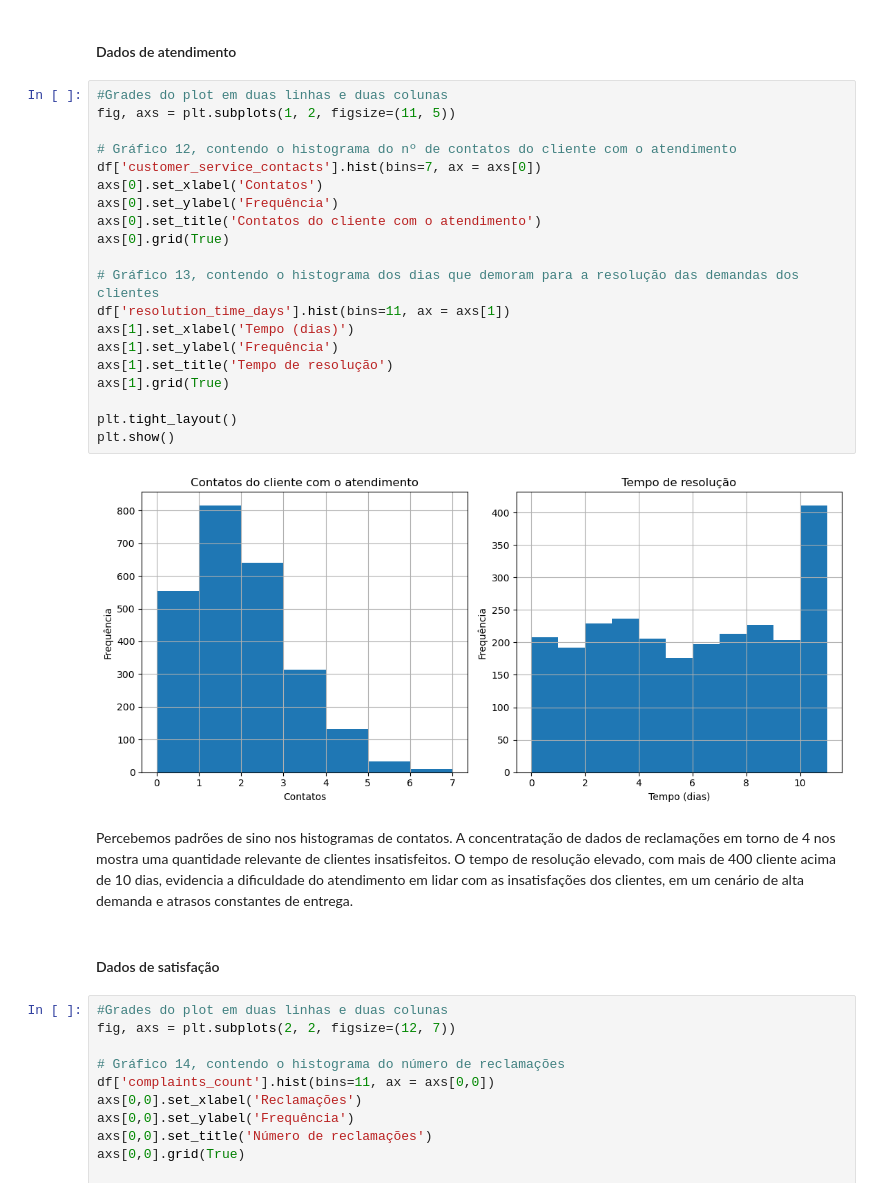
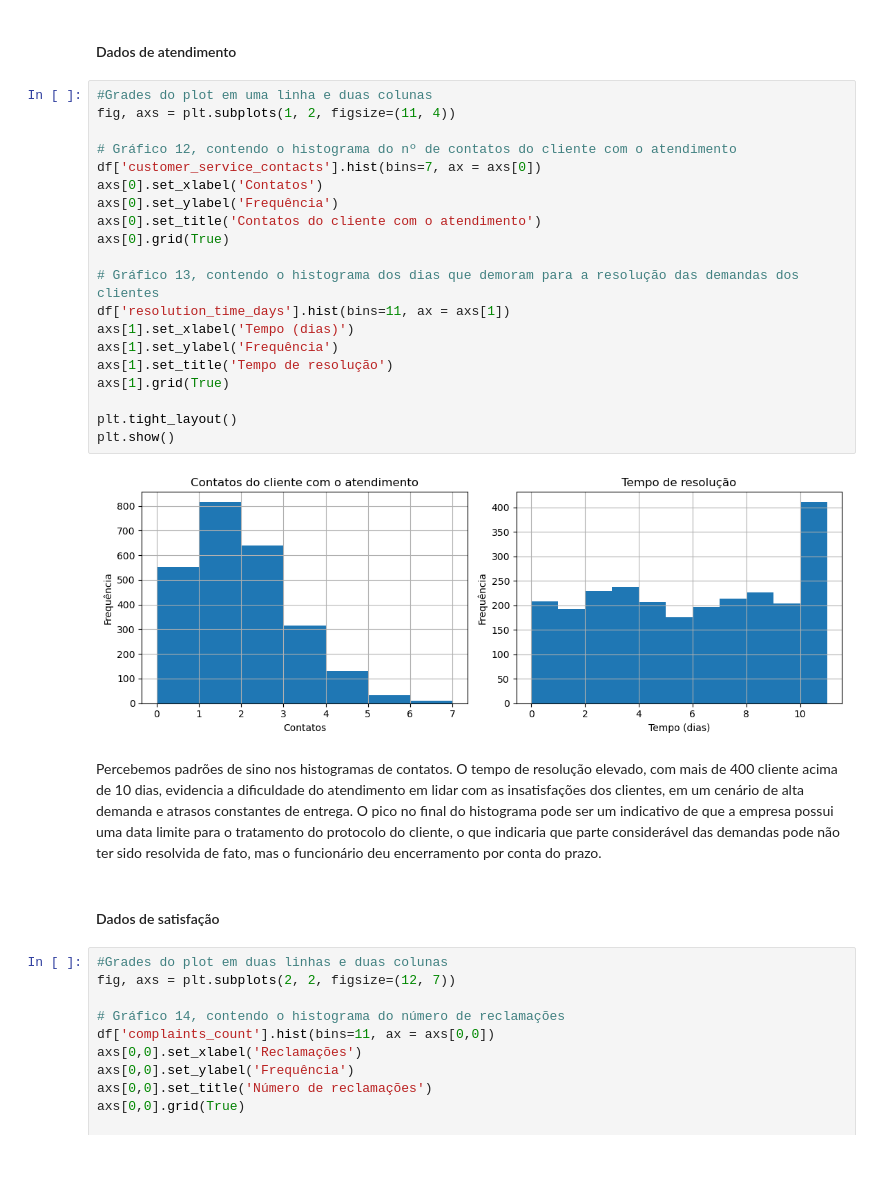
Before and after one commit to 1IAST-G29/TechChallenge-Fase1, a Jupyter notebook: notebooks/tech-challenge.ipynb, the cells around one changed output. Drawn from its saved outputs; the diff is of its cells as text; blank space fills up the shorter version.

```diff
--- a/notebooks/tech-challenge.ipynb
+++ b/notebooks/tech-challenge.ipynb
@@ -256,31 +260,31 @@ Name: count, dtype: int64
 # %% [markdown]
 #### Dados de atendimento
 # %%
-#Grades do plot em duas linhas e duas colunas
-fig, axs = plt.subplots(1, 2, figsize=(11, 5))
+#Grades do plot em uma linha e duas colunas
+fig, axs = plt.subplots(1, 2, figsize=(11, 4))
 
 # Gráfico 12, contendo o histograma do nº de contatos do cliente com o atendimento
 df['customer_service_contacts'].hist(bins=7, ax = axs[0])
 axs[0].set_xlabel('Contatos')
 axs[0].set_ylabel('Frequência')
 axs[0].set_title('Contatos do cliente com o atendimento')
 axs[0].grid(True)
 
 # Gráfico 13, contendo o histograma dos dias que demoram para a resolução das demandas dos clientes
 df['resolution_time_days'].hist(bins=11, ax = axs[1])
 axs[1].set_xlabel('Tempo (dias)')
 axs[1].set_ylabel('Frequência')
 axs[1].set_title('Tempo de resolução')
 axs[1].grid(True)
 
 plt.tight_layout()
 plt.show()
 # %% [output]
-[figure, old version]
+[figure, new version]
 # %% [markdown]
-Percebemos padrões de sino nos histogramas de contatos. A concentratação de dados de reclamações em torno de 4 nos mostra uma quantidade relevante de clientes insatisfeitos. O tempo de resolução elevado, com mais de 400 cliente acima de 10 dias, evidencia a dificuldade do atendimento em lidar com as insatisfações dos clientes, em um cenário de alta demanda e atrasos constantes de entrega.
+Percebemos padrões de sino nos histogramas de contatos. O tempo de resolução elevado, com mais de 400 cliente acima de 10 dias, evidencia a dificuldade do atendimento em lidar com as insatisfações dos clientes, em um cenário de alta demanda e atrasos constantes de entrega. O pico no final do histograma pode ser um indicativo de que a empresa possui uma data limite para o tratamento do protocolo do cliente, o que indicaria que parte considerável das demandas pode não ter sido resolvida de fato, mas o funcionário deu encerramento por conta do prazo.
-# %% [markdown]
-#### Dados de satisfação
+# %% [markdown]
+#### Dados de satisfação
 # %%
 #Grades do plot em duas linhas e duas colunas
 fig, axs = plt.subplots(2, 2, figsize=(12, 7))
```
Also changed, not shown: parts of 56 cells of this notebook.
